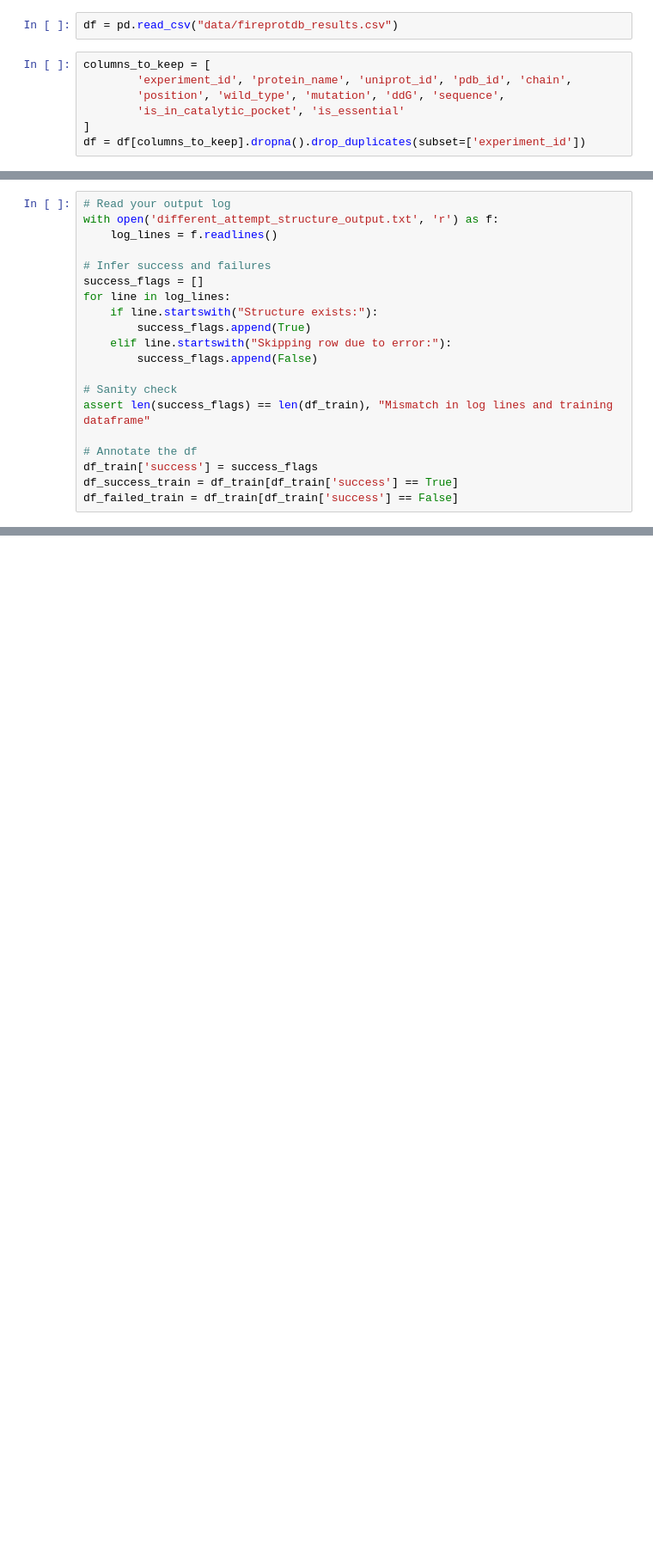
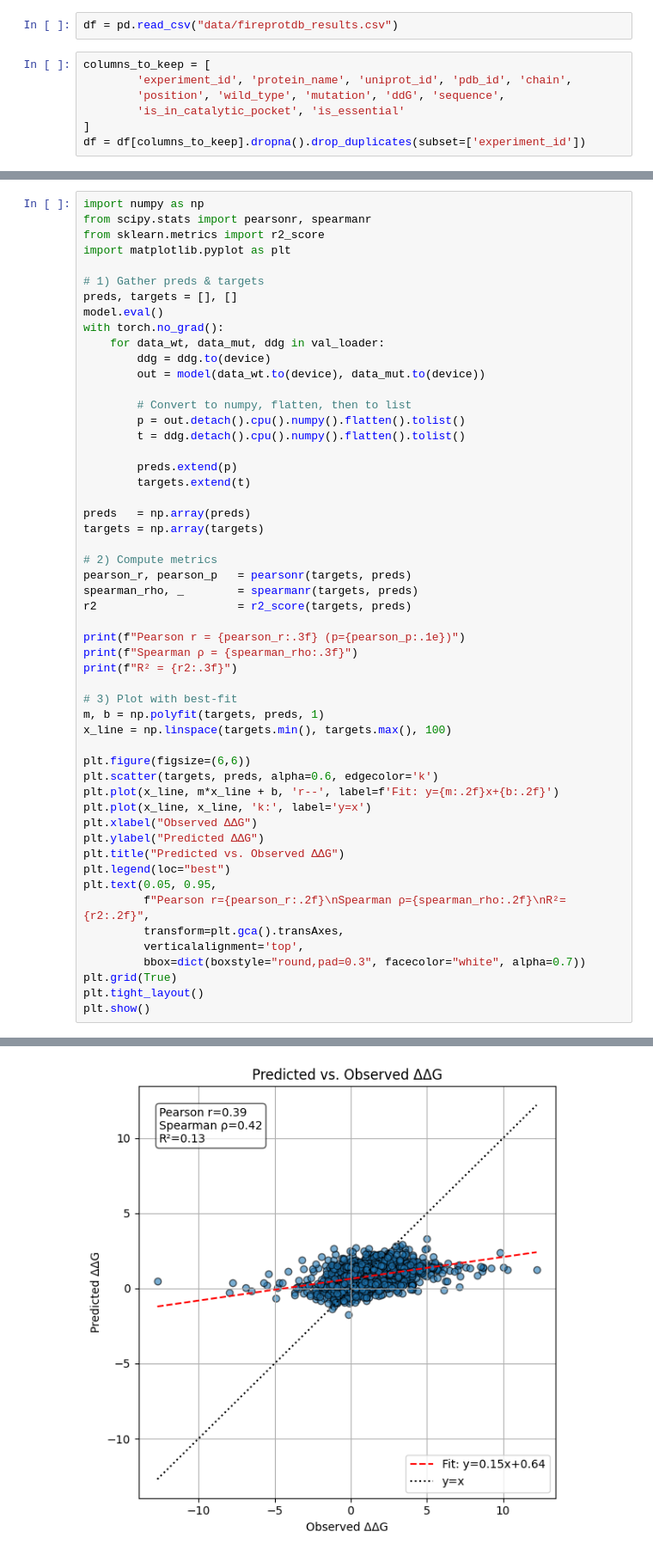
Before and after one commit to smallinaUCSD/BMI707FinalProject, a Jupyter notebook: different_attempt.ipynb, the cells around one changed output, grey strips where cells are left out. Shown at 86% size. Saved outputs shown, nothing was run; the diff lists cells and outputs as text; blank space fills up the shorter version.

```diff
--- a/different_attempt.ipynb
+++ b/different_attempt.ipynb
@@ -377,20 +350,0 @@ Number of successful structure-related lines: 12090
-# %%
-# Read your output log
-with open('different_attempt_structure_output.txt', 'r') as f:
-    log_lines = f.readlines()
-
-# Infer success and failures
-success_flags = []
-for line in log_lines:
-    if line.startswith("Structure exists:"):
-        success_flags.append(True)
-    elif line.startswith("Skipping row due to error:"):
-        success_flags.append(False)
-
-# Sanity check
-assert len(success_flags) == len(df_train), "Mismatch in log lines and training dataframe"
-
-# Annotate the df
-df_train['success'] = success_flags
-df_success_train = df_train[df_train['success'] == True]
-df_failed_train = df_train[df_train['success'] == False]
@@ -482,0 +370,54 @@ df_with_skipped_flag = pd.read_csv("df_with_skipped_flag.csv")  # Replace with y
+# %%
+import numpy as np
+from scipy.stats import pearsonr, spearmanr
+from sklearn.metrics import r2_score
+import matplotlib.pyplot as plt
+
+# 1) Gather preds & targets
+preds, targets = [], []
+model.eval()
+with torch.no_grad():
+    for data_wt, data_mut, ddg in val_loader:
+        ddg = ddg.to(device)
+        out = model(data_wt.to(device), data_mut.to(device))
+
+        # Convert to numpy, flatten, then to list
+        p = out.detach().cpu().numpy().flatten().tolist()
+        t = ddg.detach().cpu().numpy().flatten().tolist()
+
+        preds.extend(p)
+        targets.extend(t)
+
+preds   = np.array(preds)
+targets = np.array(targets)
+
+# 2) Compute metrics
+pearson_r, pearson_p   = pearsonr(targets, preds)
+spearman_rho, _        = spearmanr(targets, preds)
+r2                     = r2_score(targets, preds)
+
+print(f"Pearson r = {pearson_r:.3f} (p={pearson_p:.1e})")
+print(f"Spearman ρ = {spearman_rho:.3f}")
+print(f"R² = {r2:.3f}")
+
+# 3) Plot with best‐fit
+m, b = np.polyfit(targets, preds, 1)
+x_line = np.linspace(targets.min(), targets.max(), 100)
+
+plt.figure(figsize=(6,6))
+plt.scatter(targets, preds, alpha=0.6, edgecolor='k')
+plt.plot(x_line, m*x_line + b, 'r--', label=f'Fit: y={m:.2f}x+{b:.2f}')
+plt.plot(x_line, x_line, 'k:', label='y=x')
+plt.xlabel("Observed ΔΔG")
+plt.ylabel("Predicted ΔΔG")
+plt.title("Predicted vs. Observed ΔΔG")
+plt.legend(loc="best")
+plt.text(0.05, 0.95,
+         f"Pearson r={pearson_r:.2f}\nSpearman ρ={spearman_rho:.2f}\nR²={r2:.2f}",
+         transform=plt.gca().transAxes,
+         verticalalignment='top',
+         bbox=dict(boxstyle="round,pad=0.3", facecolor="white", alpha=0.7))
+plt.grid(True)
+plt.tight_layout()
+plt.show()
+# %% [output]
@@ -482,0 +427 @@ df_with_skipped_flag = pd.read_csv("df_with_skipped_flag.csv")  # Replace with y
+[figure, added]
```
Also changed, not shown: parts of 20 cells of this notebook.
